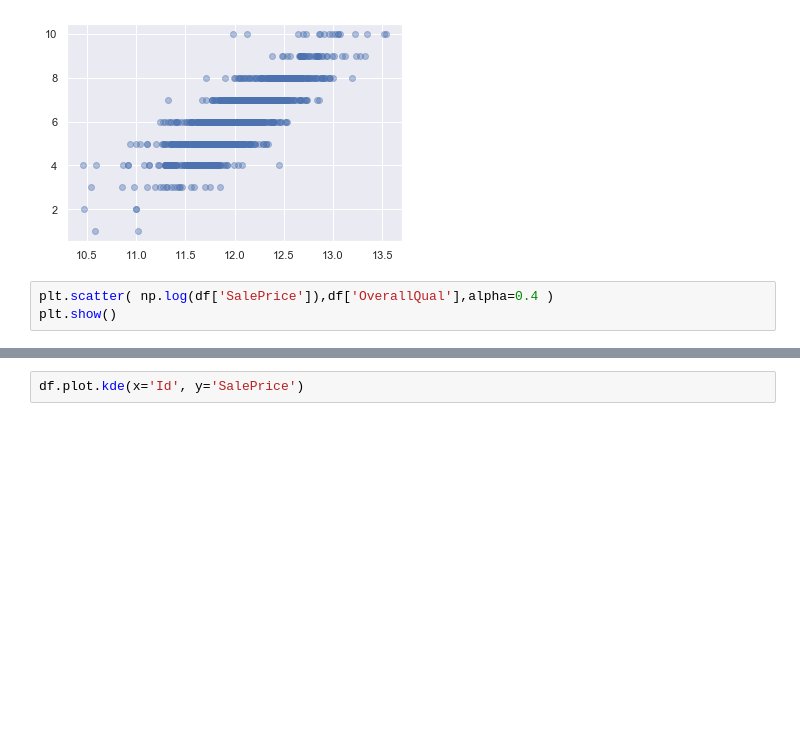
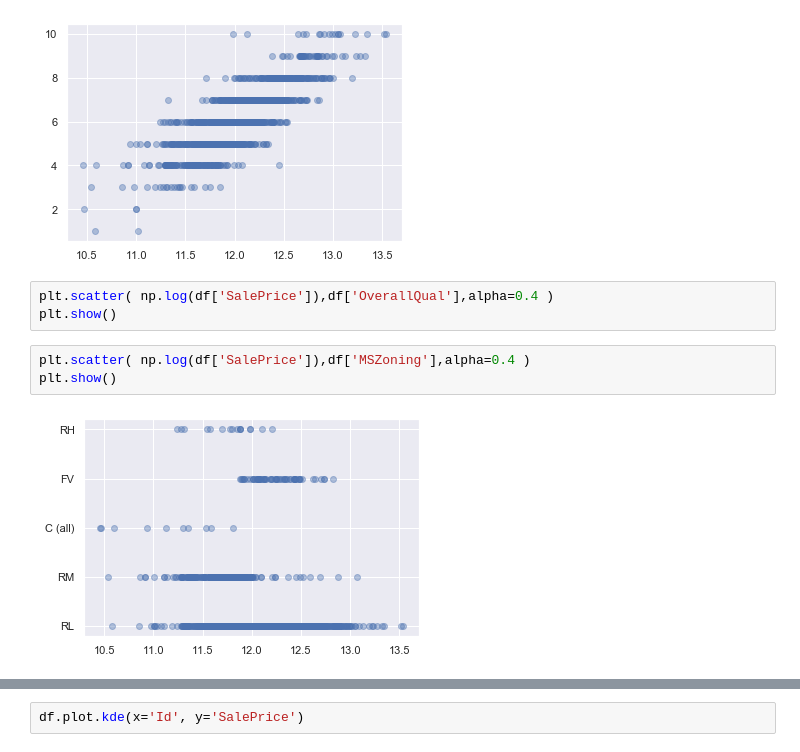
Before and after one commit to DrMegavolt/kaggle_house_iowa, a Jupyter notebook: EDA.ipynb, the cells around one changed output, grey strips where cells are left out. Cells and saved outputs as stored; diff of their text form; blank space fills up the shorter version.

```diff
--- a/EDA.ipynb
+++ b/EDA.ipynb
@@ -60,3 +60,8 @@ plt.show()
 # %%
 plt.scatter( np.log(df['SalePrice']),df['OverallQual'],alpha=0.4 )
 plt.show()
+# %%
+plt.scatter( np.log(df['SalePrice']),df['MSZoning'],alpha=0.4 )
+plt.show()
+# %% [output]
+[figure, added]
```
Also changed, not shown: parts of 4 cells of this notebook, 4 other files.
